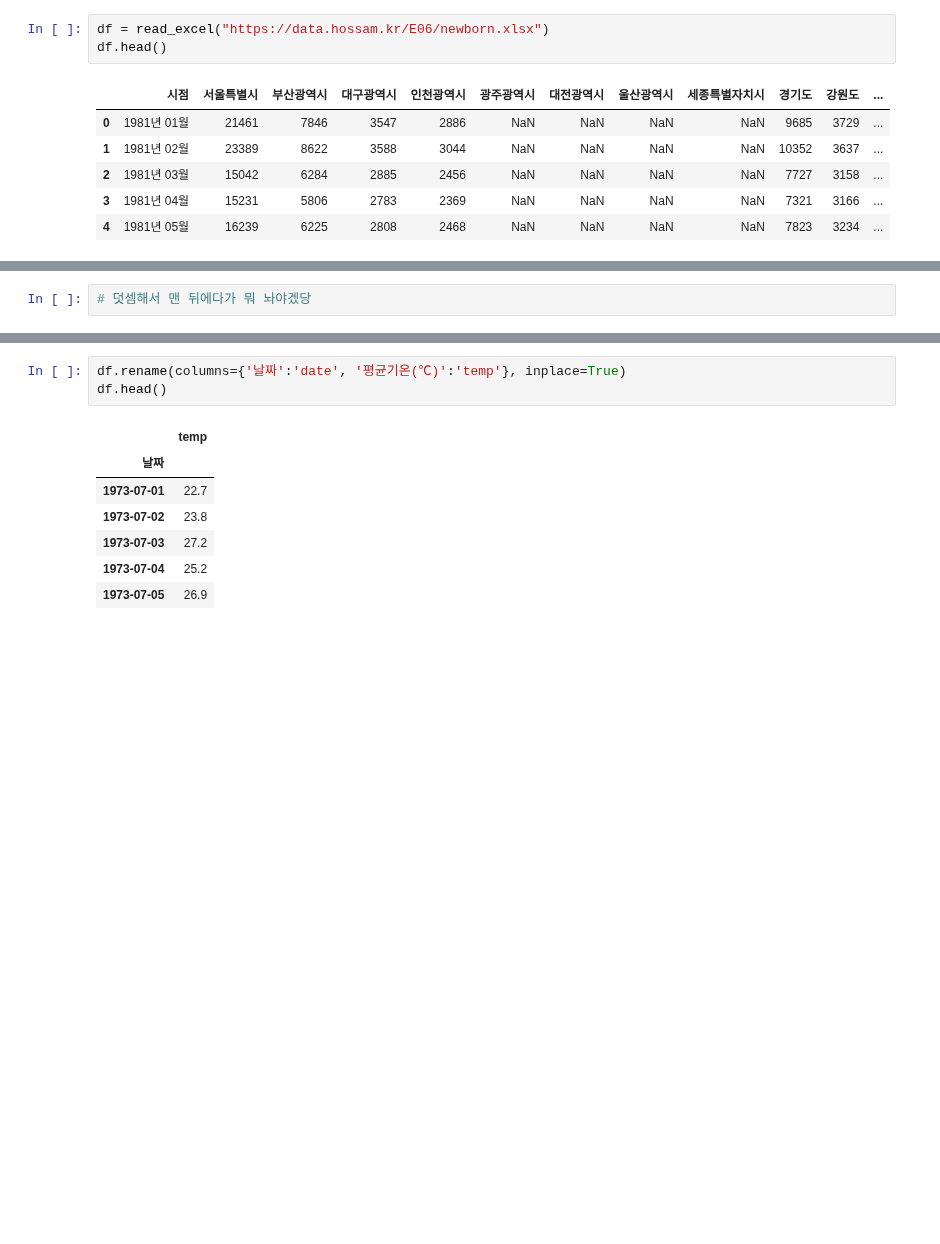
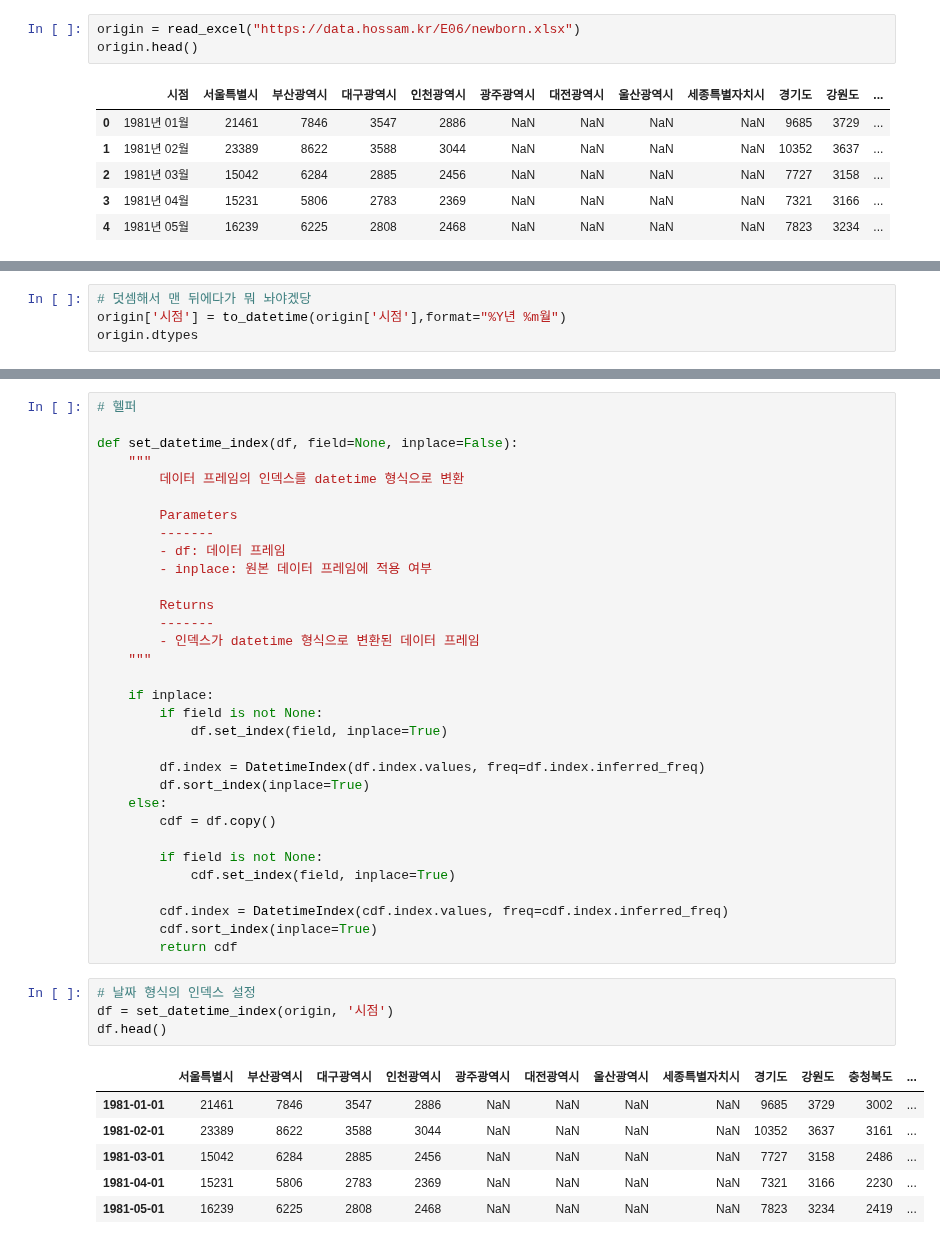
Before and after one commit to maker-lee/megait-data, a Jupyter notebook: E.확증적_데이터_분석/06.시계열분석/연습문제(2).ipynb, the cells around one changed output, grey strips where cells are left out. Drawn from its saved outputs; the diff is of its cells as text; blank space fills up the shorter version.

```diff
--- a/E.확증적_데이터_분석/06.시계열분석/연습문제(2).ipynb
+++ b/E.확증적_데이터_분석/06.시계열분석/연습문제(2).ipynb
@@ -60,8 +60,8 @@ https://data.hossam.kr/E06/newborn.xlsx
 
 단, 조사되지 않은 항목에 대해서는 신생아수가 `0`인 것으로 간주한다.
 # %%
-df = read_excel("https://data.hossam.kr/E06/newborn.xlsx")
-df.head()
+origin = read_excel("https://data.hossam.kr/E06/newborn.xlsx")
+origin.head()
 # %% [output]
 |  | 시점 | 서울특별시 | 부산광역시 | 대구광역시 | 인천광역시 | 광주광역시 | 대전광역시 | 울산광역시 | 세종특별자치시 | 경기도 | 강원도 | ... |
 | 0 | 1981년 01월 | 21461 | 7846 | 3547 | 2886 | NaN | NaN | NaN | NaN | 9685 | 3729 | ... |
@@ -72,2 +94,4 @@ df.head()
 # %%
 # 덧셈해서 맨 뒤에다가 뭐 놔야겠당
+origin['시점'] = to_datetime(origin['시점'],format="%Y년 %m월")
+origin.dtypes
@@ -74,12 +118,44 @@ df.head()
-# %%
-df.rename(columns={'날짜':'date', '평균기온(℃)':'temp'}, inplace=True)
-df.head()
-# %% [output]
-|  | temp |
-| 날짜 |  |
-| 1973-07-01 | 22.7 |
-| 1973-07-02 | 23.8 |
-| 1973-07-03 | 27.2 |
-| 1973-07-04 | 25.2 |
-| 1973-07-05 | 26.9 |
+# %%
+# 헬퍼
+
+def set_datetime_index(df, field=None, inplace=False):
+    """
+        데이터 프레임의 인덱스를 datetime 형식으로 변환
+
+        Parameters
+        -------
+        - df: 데이터 프레임
+        - inplace: 원본 데이터 프레임에 적용 여부
+
+        Returns
+        -------
+        - 인덱스가 datetime 형식으로 변환된 데이터 프레임
+    """
+
+    if inplace:
+        if field is not None:
+            df.set_index(field, inplace=True)
+
+        df.index = DatetimeIndex(df.index.values, freq=df.index.inferred_freq)
+        df.sort_index(inplace=True)
+    else:
+        cdf = df.copy()
+
+        if field is not None:
+            cdf.set_index(field, inplace=True)
+
+        cdf.index = DatetimeIndex(cdf.index.values, freq=cdf.index.inferred_freq)
+        cdf.sort_index(inplace=True)
+        return cdf
+# %%
+# 날짜 형식의 인덱스 설정
+df = set_datetime_index(origin, '시점')
+df.head()
+# %% [output]
+|  | 서울특별시 | 부산광역시 | 대구광역시 | 인천광역시 | 광주광역시 | 대전광역시 | 울산광역시 | 세종특별자치시 | 경기도 | 강원도 | 충청북도 | ... |
+| 1981-01-01 | 21461 | 7846 | 3547 | 2886 | NaN | NaN | NaN | NaN | 9685 | 3729 | 3002 | ... |
+| 1981-02-01 | 23389 | 8622 | 3588 | 3044 | NaN | NaN | NaN | NaN | 10352 | 3637 | 3161 | ... |
+| 1981-03-01 | 15042 | 6284 | 2885 | 2456 | NaN | NaN | NaN | NaN | 7727 | 3158 | 2486 | ... |
+| 1981-04-01 | 15231 | 5806 | 2783 | 2369 | NaN | NaN | NaN | NaN | 7321 | 3166 | 2230 | ... |
+| 1981-05-01 | 16239 | 6225 | 2808 | 2468 | NaN | NaN | NaN | NaN | 7823 | 3234 | 2419 | ... |
 # %%
```
Also changed, not shown: parts of 24 cells of this notebook, 8 other files.
